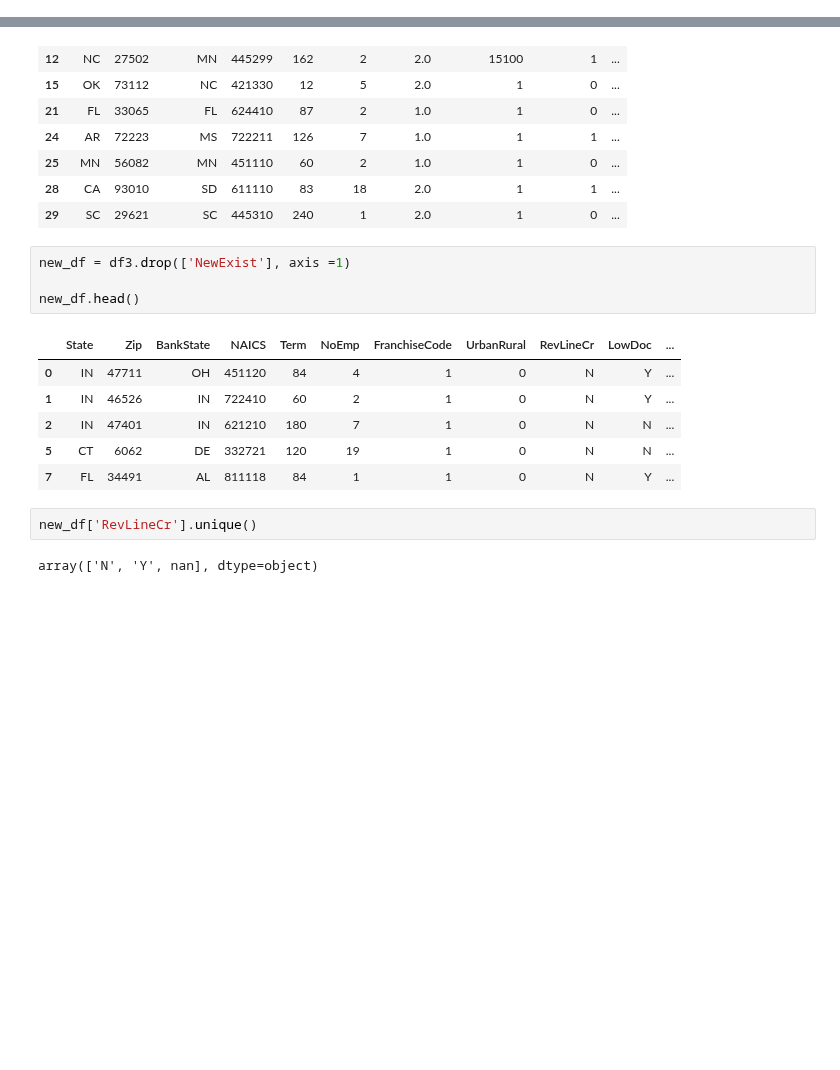
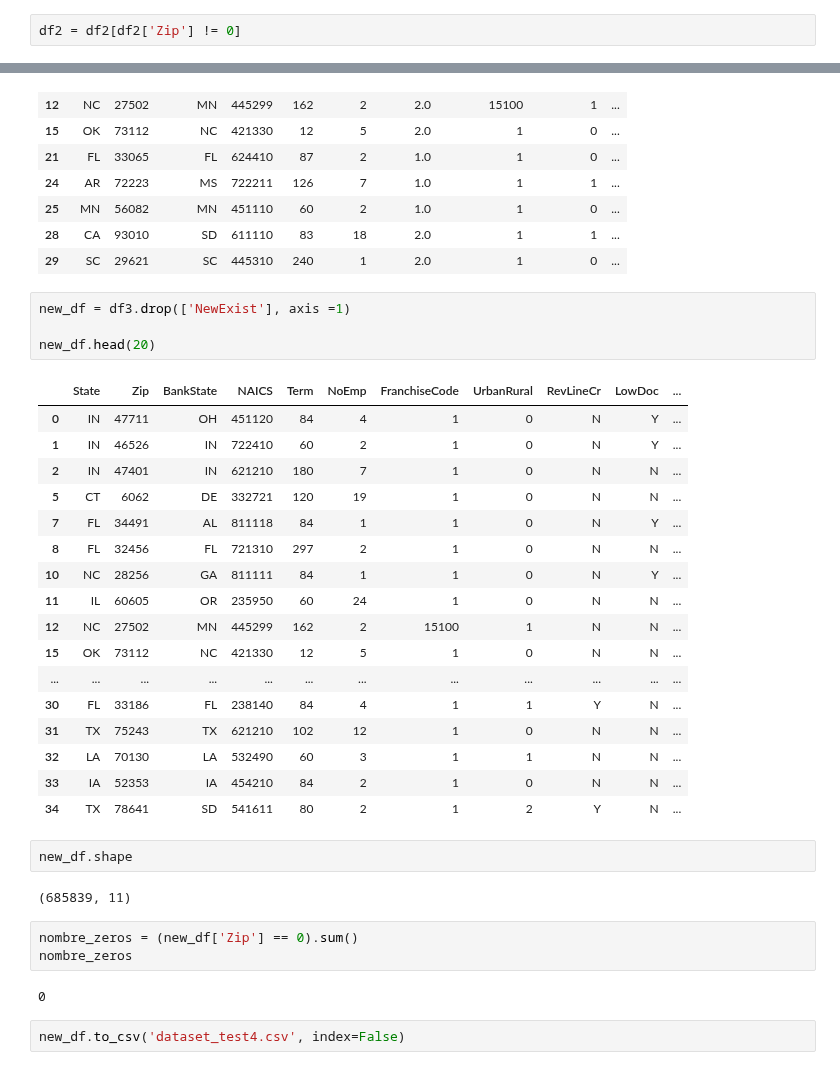
Before and after one commit to Memory77/brief_classif_sba, a Jupyter notebook: nettoyage_deb.ipynb, the cells around one changed output, grey strips where cells are left out. Saved outputs shown, nothing was run; the diff lists cells and outputs as text; blank space fills up the shorter version.

```diff
--- a/nettoyage_deb.ipynb
+++ b/nettoyage_deb.ipynb
@@ -358,3 +363,5 @@ array([2., 1.])
+# %%
+df2 = df2[df2['Zip'] != 0]
 # %%
 # data_cols = df2.columns
 
@@ -582,15 +581,33 @@ df3.head(15)
 # %%
 new_df = df3.drop(['NewExist'], axis =1)
 
-new_df.head()
+new_df.head(20)
 # %% [output]
 |  | State | Zip | BankState | NAICS | Term | NoEmp | FranchiseCode | UrbanRural | RevLineCr | LowDoc | ... |
 | 0 | IN | 47711 | OH | 451120 | 84 | 4 | 1 | 0 | N | Y | ... |
 | 1 | IN | 46526 | IN | 722410 | 60 | 2 | 1 | 0 | N | Y | ... |
 | 2 | IN | 47401 | IN | 621210 | 180 | 7 | 1 | 0 | N | N | ... |
 | 5 | CT | 6062 | DE | 332721 | 120 | 19 | 1 | 0 | N | N | ... |
 | 7 | FL | 34491 | AL | 811118 | 84 | 1 | 1 | 0 | N | Y | ... |
+| 8 | FL | 32456 | FL | 721310 | 297 | 2 | 1 | 0 | N | N | ... |
+| 10 | NC | 28256 | GA | 811111 | 84 | 1 | 1 | 0 | N | Y | ... |
+| 11 | IL | 60605 | OR | 235950 | 60 | 24 | 1 | 0 | N | N | ... |
+| 12 | NC | 27502 | MN | 445299 | 162 | 2 | 15100 | 1 | N | N | ... |
+| 15 | OK | 73112 | NC | 421330 | 12 | 5 | 1 | 0 | N | N | ... |
+| ... | ... | ... | ... | ... | ... | ... | ... | ... | ... | ... | ... |
+| 30 | FL | 33186 | FL | 238140 | 84 | 4 | 1 | 1 | Y | N | ... |
+| 31 | TX | 75243 | TX | 621210 | 102 | 12 | 1 | 0 | N | N | ... |
+| 32 | LA | 70130 | LA | 532490 | 60 | 3 | 1 | 1 | N | N | ... |
+| 33 | IA | 52353 | IA | 454210 | 84 | 2 | 1 | 0 | N | N | ... |
+| 34 | TX | 78641 | SD | 541611 | 80 | 2 | 1 | 2 | Y | N | ... |
-# %%
-new_df['RevLineCr'].unique()
-# %% [output]
-array(['N', 'Y', nan], dtype=object)
+# %%
+new_df.shape
+# %% [output]
+(685839, 11)
+# %%
+nombre_zeros = (new_df['Zip'] == 0).sum()
+nombre_zeros
+# %% [output]
+0
+# %%
+new_df.to_csv('dataset_test4.csv', index=False)
```
Also changed, not shown: parts of 6 cells of this notebook, 2 other files.
